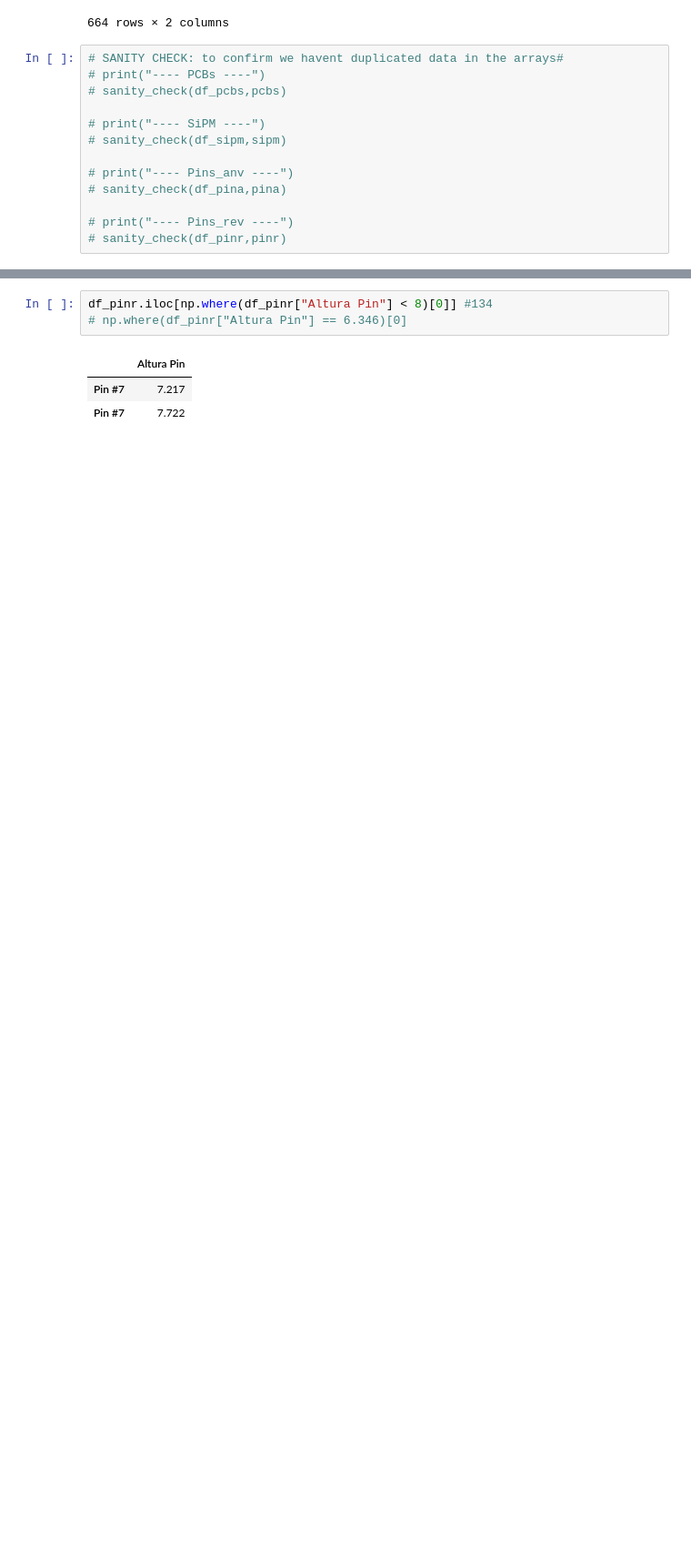
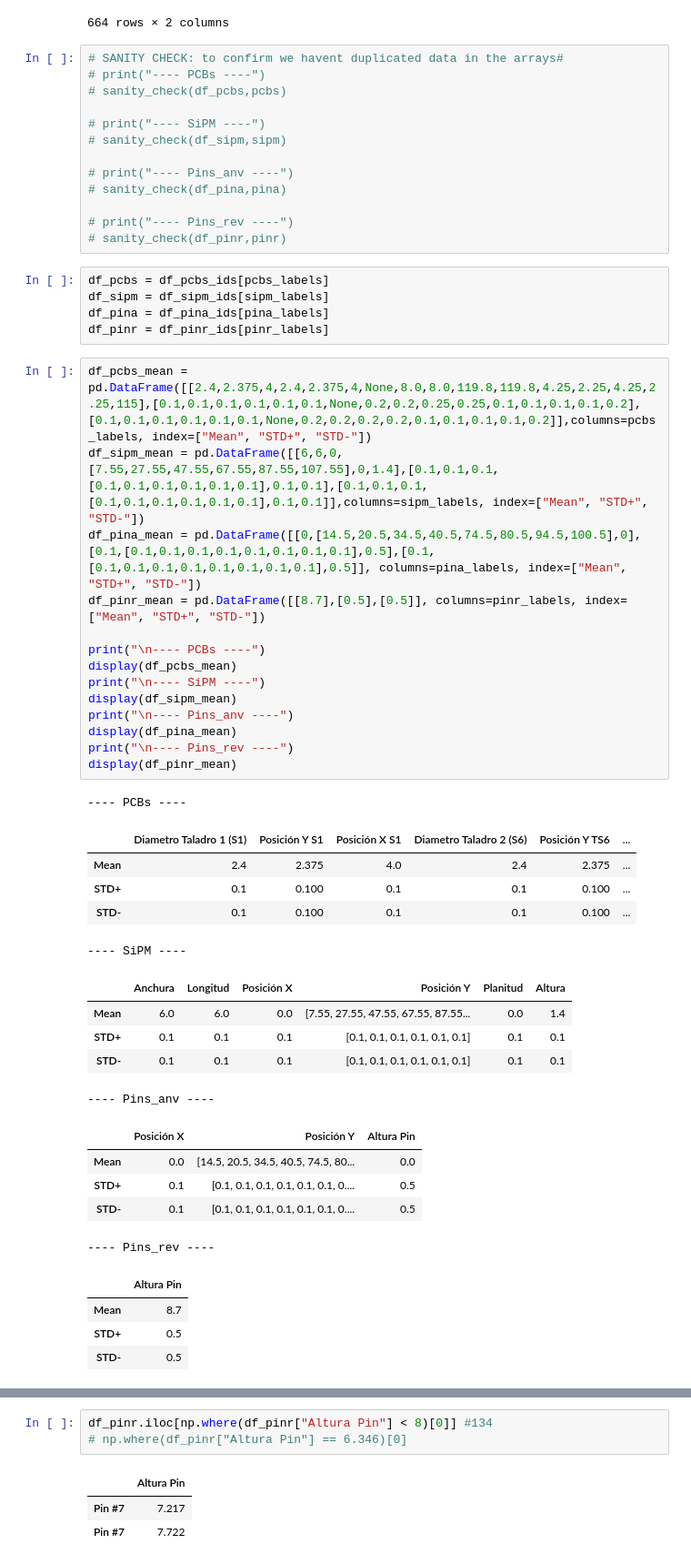
Before and after one commit to CIEMAT-Neutrino/Analysis_Lab_SiPMs, a Jupyter notebook: notebooks/SiPMsDimensions.ipynb, the cells around one changed output, grey strips where cells are left out. Shown at 91% size. Cells and saved outputs as stored; diff of their text form; blank space fills up the shorter version.

```diff
--- a/notebooks/SiPMsDimensions.ipynb
+++ b/notebooks/SiPMsDimensions.ipynb
@@ -138,3 +138,43 @@ WARNING: the configuration for the xlsx is hard-coded, any change in the naming
 
 # print("---- Pins_rev ----")
 # sanity_check(df_pinr,pinr)
+# %%
+df_pcbs = df_pcbs_ids[pcbs_labels]
+df_sipm = df_sipm_ids[sipm_labels]
+df_pina = df_pina_ids[pina_labels]
+df_pinr = df_pinr_ids[pinr_labels]
+# %%
+df_pcbs_mean = pd.DataFrame([[2.4,2.375,4,2.4,2.375,4,None,8.0,8.0,119.8,119.8,4.25,2.25,4.25,2.25,115],[0.1,0.1,0.1,0.1,0.1,0.1,None,0.2,0.2,0.25,0.25,0.1,0.1,0.1,0.1,0.2],[0.1,0.1,0.1,0.1,0.1,0.1,None,0.2,0.2,0.2,0.2,0.1,0.1,0.1,0.1,0.2]],columns=pcbs_labels, index=["Mean", "STD+", "STD-"])
+df_sipm_mean = pd.DataFrame([[6,6,0,[7.55,27.55,47.55,67.55,87.55,107.55],0,1.4],[0.1,0.1,0.1,[0.1,0.1,0.1,0.1,0.1,0.1],0.1,0.1],[0.1,0.1,0.1,[0.1,0.1,0.1,0.1,0.1,0.1],0.1,0.1]],columns=sipm_labels, index=["Mean", "STD+", "STD-"])
+df_pina_mean = pd.DataFrame([[0,[14.5,20.5,34.5,40.5,74.5,80.5,94.5,100.5],0],[0.1,[0.1,0.1,0.1,0.1,0.1,0.1,0.1,0.1],0.5],[0.1,[0.1,0.1,0.1,0.1,0.1,0.1,0.1,0.1],0.5]], columns=pina_labels, index=["Mean", "STD+", "STD-"])
+df_pinr_mean = pd.DataFrame([[8.7],[0.5],[0.5]], columns=pinr_labels, index=["Mean", "STD+", "STD-"])
+
+print("\n---- PCBs ----")
+display(df_pcbs_mean)
+print("\n---- SiPM ----")
+display(df_sipm_mean)
+print("\n---- Pins_anv ----")
+display(df_pina_mean)
+print("\n---- Pins_rev ----")
+display(df_pinr_mean)
+# %% [output]
+---- PCBs ----
+|  | Diametro Taladro 1 (S1) | Posición Y S1 | Posición X S1 | Diametro Taladro 2 (S6) | Posición Y TS6 | ... |
+| Mean | 2.4 | 2.375 | 4.0 | 2.4 | 2.375 | ... |
+| STD+ | 0.1 | 0.100 | 0.1 | 0.1 | 0.100 | ... |
+| STD- | 0.1 | 0.100 | 0.1 | 0.1 | 0.100 | ... |
+---- SiPM ----
+|  | Anchura | Longitud | Posición X | Posición Y | Planitud | Altura |
+| Mean | 6.0 | 6.0 | 0.0 | [7.55, 27.55, 47.55, 67.55, 87.55... | 0.0 | 1.4 |
+| STD+ | 0.1 | 0.1 | 0.1 | [0.1, 0.1, 0.1, 0.1, 0.1, 0.1] | 0.1 | 0.1 |
+| STD- | 0.1 | 0.1 | 0.1 | [0.1, 0.1, 0.1, 0.1, 0.1, 0.1] | 0.1 | 0.1 |
+---- Pins_anv ----
+|  | Posición X | Posición Y | Altura Pin |
+| Mean | 0.0 | [14.5, 20.5, 34.5, 40.5, 74.5, 80... | 0.0 |
+| STD+ | 0.1 | [0.1, 0.1, 0.1, 0.1, 0.1, 0.1, 0.... | 0.5 |
+| STD- | 0.1 | [0.1, 0.1, 0.1, 0.1, 0.1, 0.1, 0.... | 0.5 |
+---- Pins_rev ----
+|  | Altura Pin |
+| Mean | 8.7 |
+| STD+ | 0.5 |
+| STD- | 0.5 |
```
Also changed, not shown: parts of 11 cells of this notebook, 1 other file.
